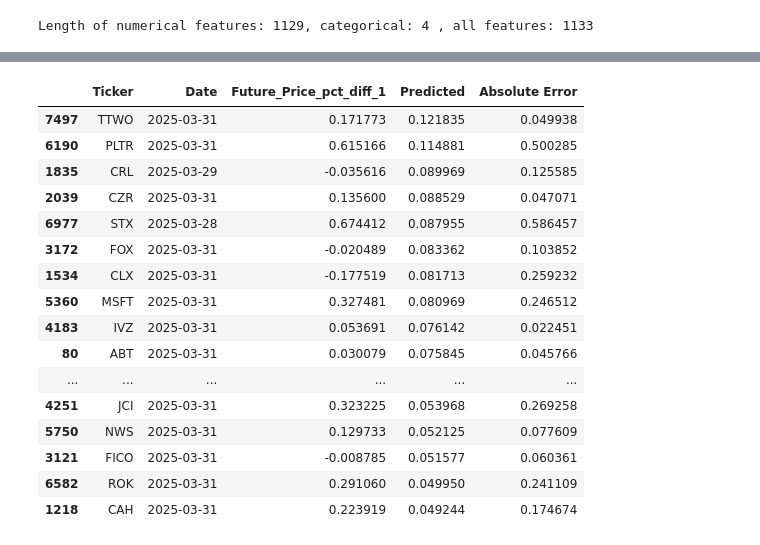
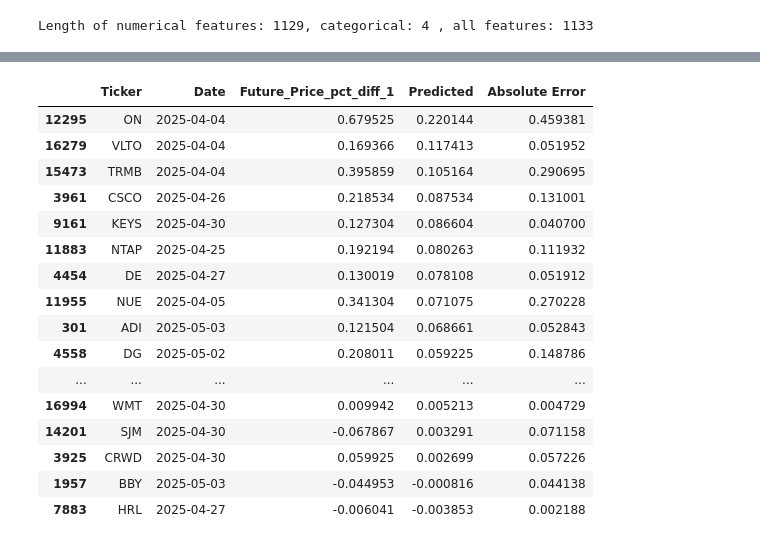
Before and after one commit to SerjWeesp/sp500, a Jupyter notebook: sp500_prediction.ipynb, the cells around one changed output, grey strips where cells are left out. Saved outputs shown, nothing was run; the diff lists cells and outputs as text; code cells hidden in the pictures.

Commit message:
Implement code changes to enhance functionality and improve performance

```diff
--- a/sp500_prediction.ipynb
+++ b/sp500_prediction.ipynb
@@ -58,7 +60,7 @@ class SinglePointTimeSeriesSplitByTicker:
             raise ValueError("DataFrame must have a 'Ticker' column")
 
         # Group by ticker once
-        grouped = dict(tuple(X.groupby('Ticker')))
+        grouped = dict(tuple(X.groupby('Ticker', observed=False)))
         indices = np.arange(len(X))
 
         for i in range(self.n_splits):
@@ -164,3 +182,27 @@ print(scores)
+# %%
+model = CatBoostRegressor(
+    iterations=100,
+    learning_rate=0.1,
+    depth=6,
+    random_seed=SEED,
+    loss_function=f'Huber:delta=2.0',
+    eval_metric='RMSE',
+    verbose=False,
+    thread_count=-1,
+    devices='0',
+    task_type="GPU",
+    data_partition='DocParallel',
+    max_ctr_complexity=1,
+    cat_features=cat_features,
+    boosting_type='Plain',
+    bootstrap_type="Bernoulli",
+    subsample=0.7,
+    border_count=128,
+    early_stopping_rounds=50,
+    allow_writing_files=False,
+    grow_policy="SymmetricTree",
+    gpu_ram_part=0.9,
+)
 # %%
 model.fit(X_train, y_train, cat_features=cat_features, verbose=False)
 
@@ -204,10 +244,13 @@ print(importance_df.head(30))
 # %%
+# wrap the sklearn scorer in a probatus Scorer (ShapRFECV requires probatus.utils.Scorer)
+probatus_medae = Scorer("medae", custom_scorer=medae_scorer)
+
 shap_selector = ShapRFECV(
     model=model,
     cv=tscv,
     step=0.3,
-    scoring="neg_mean_squared_error",
-    n_jobs=-1,
+    scoring=probatus_medae,
+    n_jobs=1,
     verbose=1,
     random_state=SEED)
 
@@ -405,36 +449,27 @@ NameError: name 'best_model' is not defined
 # %%
-# Predict on the test set using the best model
-preds = best_model.predict(X_test[selected])
-errors = np.abs(test_df[target] - preds)
-
-# Create a DataFrame to store actual, predicted, and errors
-error_df = test_df[['Ticker', 'Date', target]].copy()
-error_df['Predicted'] = preds
-error_df['Absolute Error'] = errors
-
 # Sort by error in descending order and display the top 30
 top_30_errors = error_df.sort_values(
     by='Predicted', ascending=False).head(30)
 
 top_30_errors
 # %% [output]
 |  | Ticker | Date | Future_Price_pct_diff_1 | Predicted | Absolute Error |
-| 7497 | TTWO | 2025-03-31 | 0.171773 | 0.121835 | 0.049938 |
-| 6190 | PLTR | 2025-03-31 | 0.615166 | 0.114881 | 0.500285 |
-| 1835 | CRL | 2025-03-29 | -0.035616 | 0.089969 | 0.125585 |
-| 2039 | CZR | 2025-03-31 | 0.135600 | 0.088529 | 0.047071 |
-| 6977 | STX | 2025-03-28 | 0.674412 | 0.087955 | 0.586457 |
-| 3172 | FOX | 2025-03-31 | -0.020489 | 0.083362 | 0.103852 |
-| 1534 | CLX | 2025-03-31 | -0.177519 | 0.081713 | 0.259232 |
-| 5360 | MSFT | 2025-03-31 | 0.327481 | 0.080969 | 0.246512 |
-| 4183 | IVZ | 2025-03-31 | 0.053691 | 0.076142 | 0.022451 |
-| 80 | ABT | 2025-03-31 | 0.030079 | 0.075845 | 0.045766 |
+| 12295 | ON | 2025-04-04 | 0.679525 | 0.220144 | 0.459381 |
+| 16279 | VLTO | 2025-04-04 | 0.169366 | 0.117413 | 0.051952 |
+| 15473 | TRMB | 2025-04-04 | 0.395859 | 0.105164 | 0.290695 |
+| 3961 | CSCO | 2025-04-26 | 0.218534 | 0.087534 | 0.131001 |
+| 9161 | KEYS | 2025-04-30 | 0.127304 | 0.086604 | 0.040700 |
+| 11883 | NTAP | 2025-04-25 | 0.192194 | 0.080263 | 0.111932 |
+| 4454 | DE | 2025-04-27 | 0.130019 | 0.078108 | 0.051912 |
+| 11955 | NUE | 2025-04-05 | 0.341304 | 0.071075 | 0.270228 |
+| 301 | ADI | 2025-05-03 | 0.121504 | 0.068661 | 0.052843 |
+| 4558 | DG | 2025-05-02 | 0.208011 | 0.059225 | 0.148786 |
 | ... | ... | ... | ... | ... | ... |
-| 4251 | JCI | 2025-03-31 | 0.323225 | 0.053968 | 0.269258 |
-| 5750 | NWS | 2025-03-31 | 0.129733 | 0.052125 | 0.077609 |
-| 3121 | FICO | 2025-03-31 | -0.008785 | 0.051577 | 0.060361 |
-| 6582 | ROK | 2025-03-31 | 0.291060 | 0.049950 | 0.241109 |
-| 1218 | CAH | 2025-03-31 | 0.223919 | 0.049244 | 0.174674 |
+| 16994 | WMT | 2025-04-30 | 0.009942 | 0.005213 | 0.004729 |
+| 14201 | SJM | 2025-04-30 | -0.067867 | 0.003291 | 0.071158 |
+| 3925 | CRWD | 2025-04-30 | 0.059925 | 0.002699 | 0.057226 |
+| 1957 | BBY | 2025-05-03 | -0.044953 | -0.000816 | 0.044138 |
+| 7883 | HRL | 2025-04-27 | -0.006041 | -0.003853 | 0.002188 |
 # %%
 preds_binary = [1 if i > 0 else 0 for i in preds]
 test_binary = [1 if i > 0 else 0 for i in test_df[target]]
```
Also changed, not shown: parts of 20 cells of this notebook.
